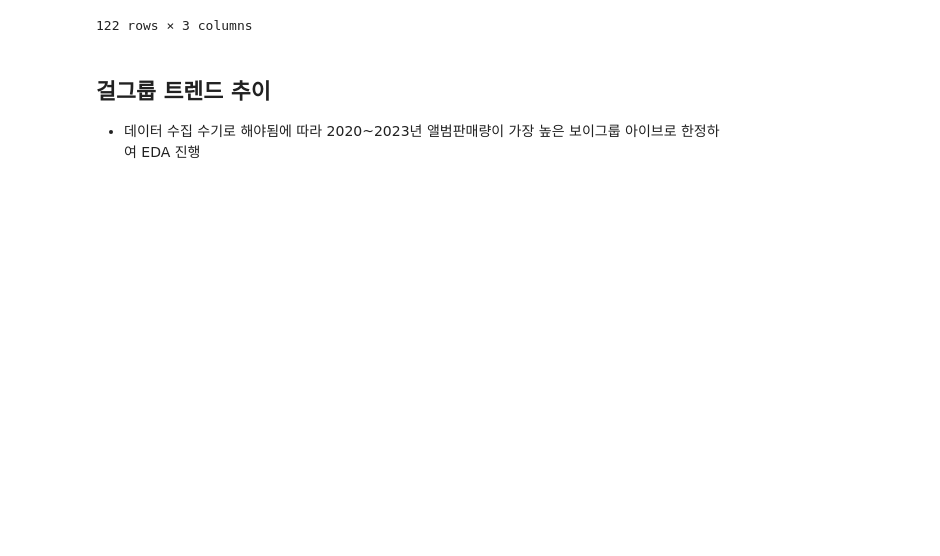
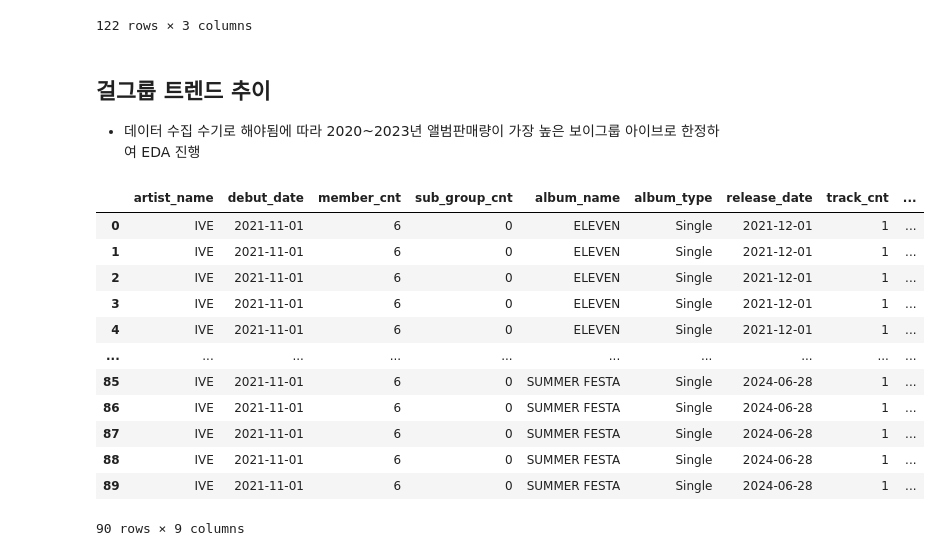
Before and after one commit to lucio-karin0506/Artist_Trend_Analysis, a Jupyter notebook: eda/google_trend_eda.ipynb, the cells around one changed output. Saved outputs shown, nothing was run; the diff lists cells and outputs as text; code cells hidden in the pictures; blank space fills up the shorter version.

```diff
--- a/eda/google_trend_eda.ipynb
+++ b/eda/google_trend_eda.ipynb
@@ -493,3 +559,20 @@ Name: trend, dtype: float64
 # %% [markdown]
 ## 걸그룹 트렌드 추이
 * 데이터 수집 수기로 해야됨에 따라 2020~2023년 앨범판매량이 가장 높은 보이그룹 아이브로 한정하여 EDA 진행
+# %%
+ive_album_df = get_single_album_df('IVE')
+ive_album_df
+# %% [output]
+|  | artist_name | debut_date | member_cnt | sub_group_cnt | album_name | album_type | release_date | track_cnt | ... |
+| 0 | IVE | 2021-11-01 | 6 | 0 | ELEVEN | Single | 2021-12-01 | 1 | ... |
+| 1 | IVE | 2021-11-01 | 6 | 0 | ELEVEN | Single | 2021-12-01 | 1 | ... |
+| 2 | IVE | 2021-11-01 | 6 | 0 | ELEVEN | Single | 2021-12-01 | 1 | ... |
+| 3 | IVE | 2021-11-01 | 6 | 0 | ELEVEN | Single | 2021-12-01 | 1 | ... |
+| 4 | IVE | 2021-11-01 | 6 | 0 | ELEVEN | Single | 2021-12-01 | 1 | ... |
+| ... | ... | ... | ... | ... | ... | ... | ... | ... | ... |
+| 85 | IVE | 2021-11-01 | 6 | 0 | SUMMER FESTA | Single | 2024-06-28 | 1 | ... |
+| 86 | IVE | 2021-11-01 | 6 | 0 | SUMMER FESTA | Single | 2024-06-28 | 1 | ... |
+| 87 | IVE | 2021-11-01 | 6 | 0 | SUMMER FESTA | Single | 2024-06-28 | 1 | ... |
+| 88 | IVE | 2021-11-01 | 6 | 0 | SUMMER FESTA | Single | 2024-06-28 | 1 | ... |
+| 89 | IVE | 2021-11-01 | 6 | 0 | SUMMER FESTA | Single | 2024-06-28 | 1 | ... |
+90 rows × 9 columns
```
Also changed, not shown: parts of 20 cells of this notebook.
